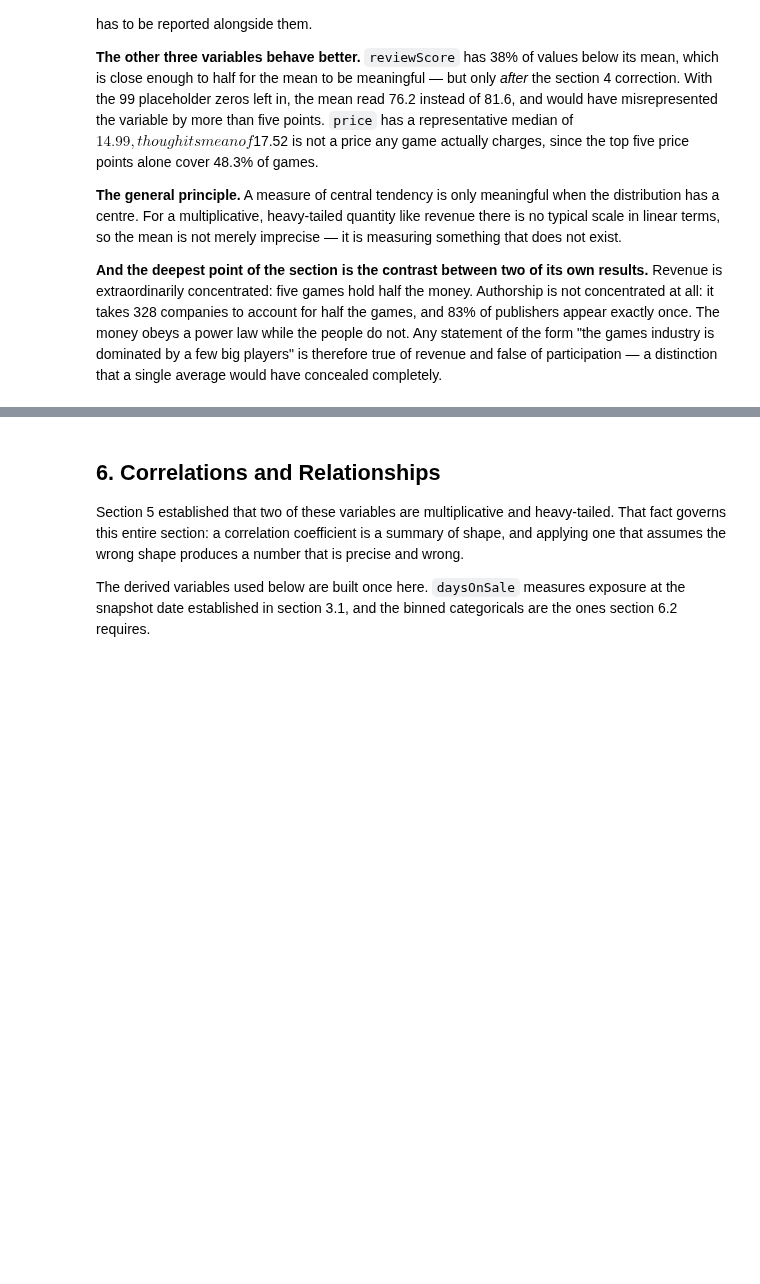
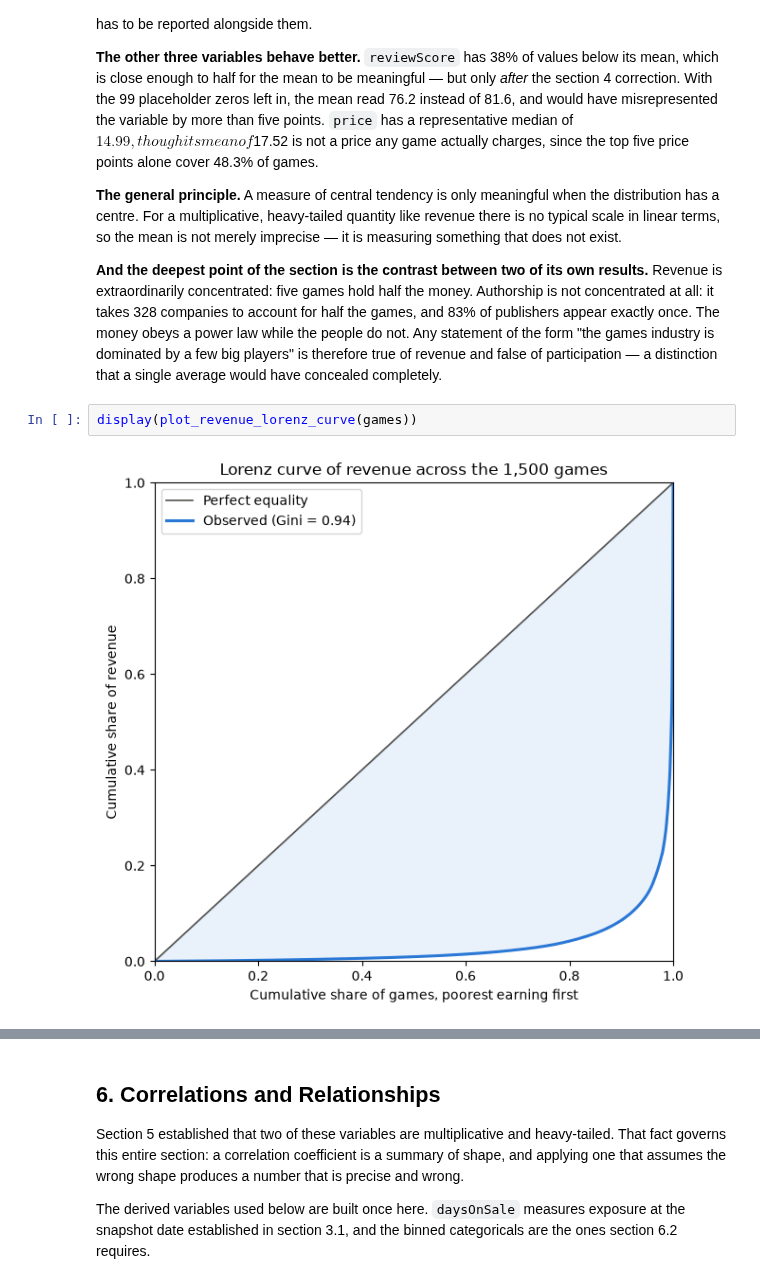
Before and after one commit to shonmazon/Data_Science, a Jupyter notebook: assignment1-eda/notebooks/steam_2024_eda.ipynb, the cells around one changed output, grey strips where cells are left out. Drawn from its saved outputs; the diff is of its cells as text; blank space fills up the shorter version.

```diff
--- a/assignment1-eda/notebooks/steam_2024_eda.ipynb
+++ b/assignment1-eda/notebooks/steam_2024_eda.ipynb
@@ -1272,3 +1292,7 @@ power law while the people do not. Any statement of the form "the games industry
 is dominated by a few big players" is therefore true of revenue and false of
 participation — a distinction that a single average would have concealed
 completely.
+# %%
+display(plot_revenue_lorenz_curve(games))
+# %% [output]
+[figure, added]
```
Also changed, not shown: parts of 10 cells of this notebook, 1 other file.
